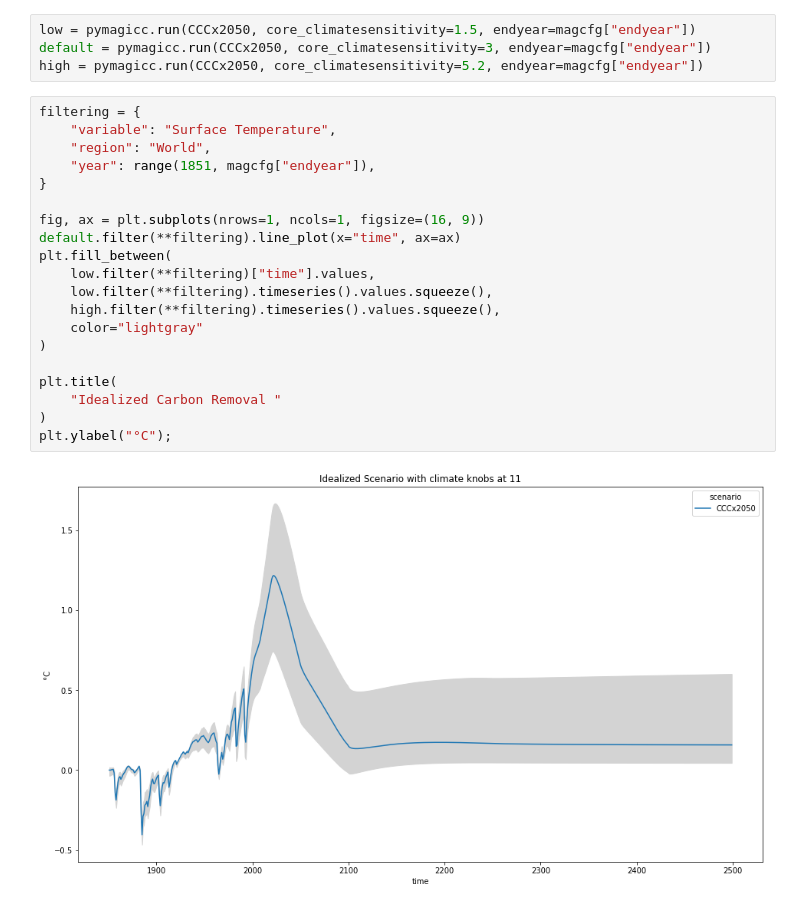
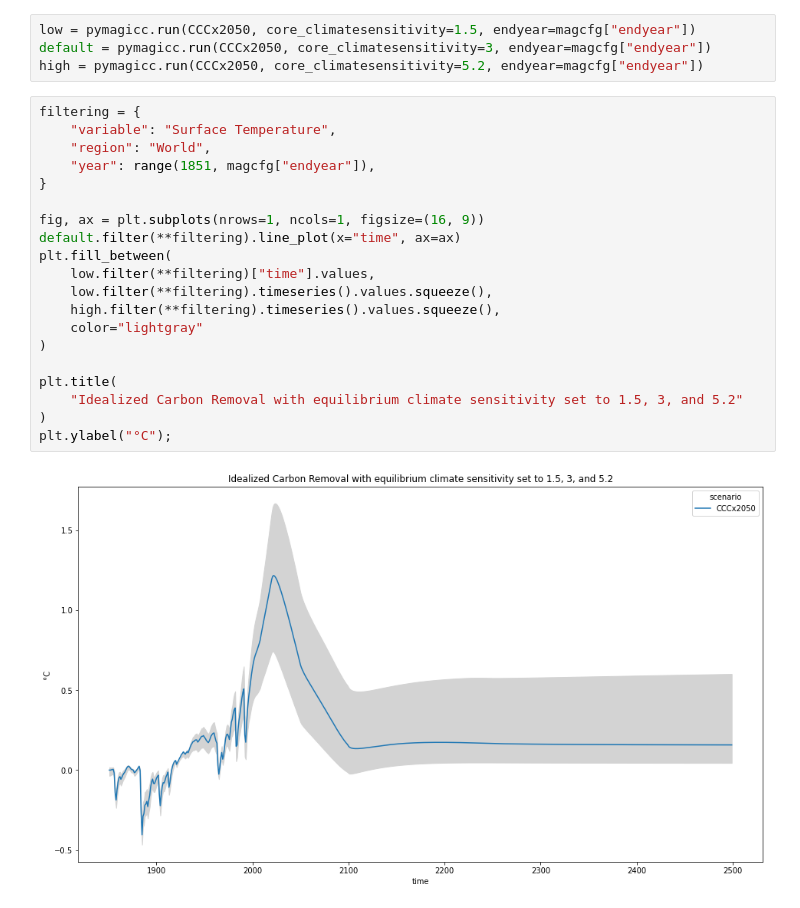
Before and after one commit to hsbay/cdrmex, a Jupyter notebook: CCCx2050.ipynb, the cells around one changed output. Saved outputs shown, nothing was run; the diff lists cells and outputs as text.

```diff
--- a/CCCx2050.ipynb
+++ b/CCCx2050.ipynb
@@ -290,22 +292,22 @@ high = pymagicc.run(CCCx2050, core_climatesensitivity=5.2, endyear=magcfg["endye
 # %%
 filtering = {
     "variable": "Surface Temperature",
     "region": "World",
     "year": range(1851, magcfg["endyear"]),
 }
 
 fig, ax = plt.subplots(nrows=1, ncols=1, figsize=(16, 9))
 default.filter(**filtering).line_plot(x="time", ax=ax)
 plt.fill_between(
     low.filter(**filtering)["time"].values,
     low.filter(**filtering).timeseries().values.squeeze(),
     high.filter(**filtering).timeseries().values.squeeze(),
     color="lightgray"
 )
 
 plt.title(
-    "Idealized Carbon Removal "
+    "Idealized Carbon Removal with equilibrium climate sensitivity set to 1.5, 3, and 5.2"
 )
 plt.ylabel("°C");
 # %% [output]
-[figure, old version]
+[figure, new version]
```
Also changed, not shown: parts of 2 cells of this notebook.
